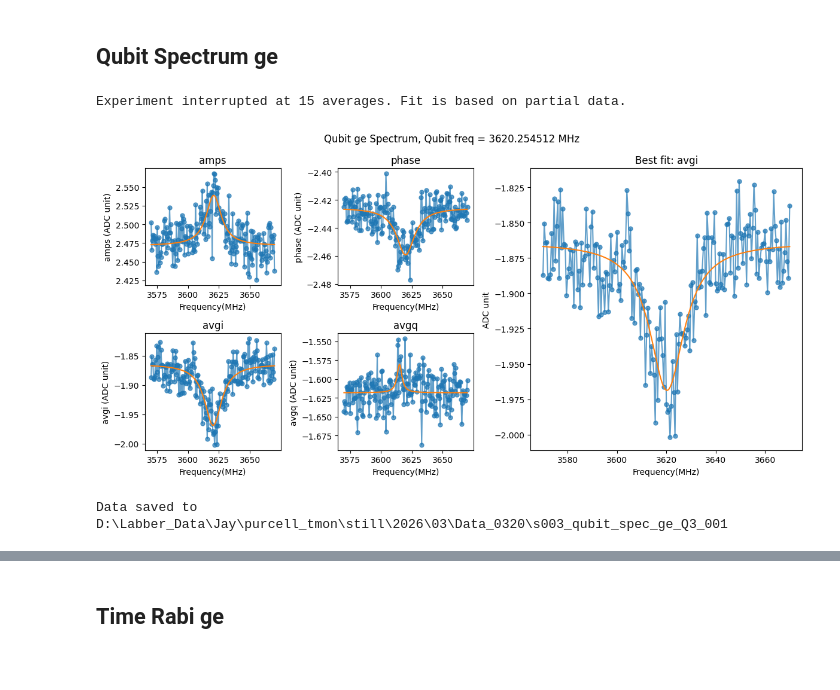
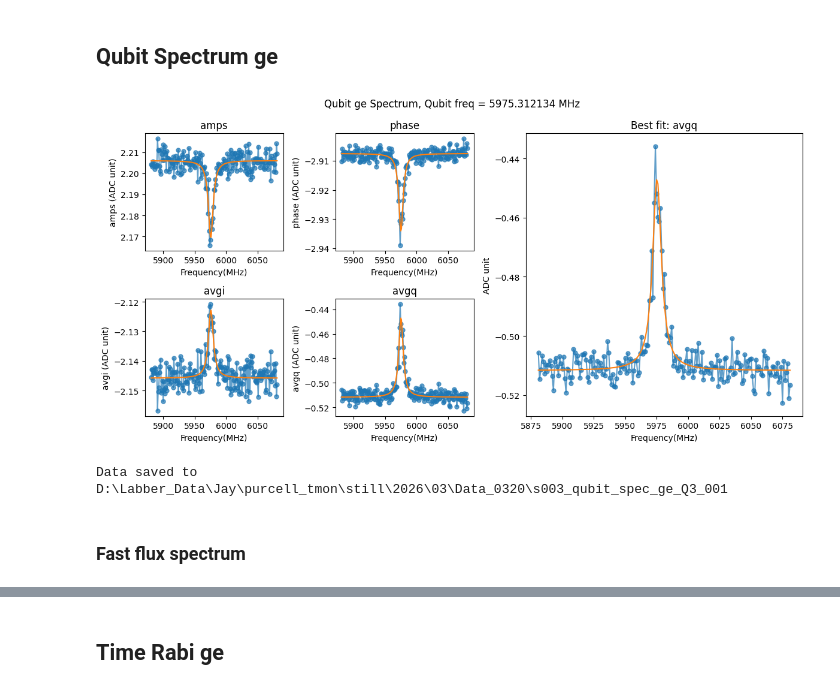
Before and after one commit to JayChien04717/SQC_soc, a Jupyter notebook: new_single_qb_cal.ipynb, the cells around one changed output, grey strips where cells are left out. Saved outputs shown, nothing was run; the diff lists cells and outputs as text; code cells hidden in the pictures.

Commit message:
Update cryoscope and experiment scripts

```diff
--- a/new_single_qb_cal.ipynb
+++ b/new_single_qb_cal.ipynb
@@ -17,8 +17,8 @@ import Pyro4
 Pyro4.config.SERIALIZER = "pickle"
 Pyro4.config.PICKLE_PROTOCOL_VERSION = 4
 
-ns_host = "192.168.10.82"
-ns_port = 8888
+ns_host = "192.168.10.179"
+ns_port = 8887
 proxy_name = "myqick"
 
 soc, soccfg = make_proxy(ns_host=ns_host, ns_port=ns_port, proxy_name=proxy_name)
@@ -108,13 +112,13 @@ config_all.update("trig_time", 0.49, q_index=qubit)
 # %%
 from qick_workspace.newscrip.s002_res_spec_ge import ResonatorSpec
 
-START_FREQ = config_all.get_qubit(qubit)["res_freq_ge"] - 10 # [MHz]
+START_FREQ = config_all.get_qubit(qubit)["res_freq_ge"] - 10  # [MHz]
 STOP_FREQ = config_all.get_qubit(qubit)["res_freq_ge"] + 10  # [MHz]
 
 
 STEPS = 101
 
-config_all.update("res.res_gain_ge", 0.4, q_index=qubit)
+config_all.update("res.res_gain_ge", 0.95, q_index=qubit)
 run_cfg = config_all.get_qubit(qubit)
 
 run_cfg.update(
@@ -175,36 +180,35 @@ Data saved to D:\Labber_Data\Jay\purcell_tmon\2026\03\Data_0311\s002b_res_ge_pun
 # %%
 from qick_workspace.newscrip.s003_qubit_spec_ge import QubitSpec
 
-center = 3620
-SPAN = 50
+center = 5981
+SPAN = 100
 START_FREQ = center - SPAN  # [MHz]
 STOP_FREQ = center + SPAN  # [MHz]
 STEPS = 201
 
-
+config_all.update("ch.qb_ch", 2, q_index=qubit)
 run_cfg = config_all.get_qubit(qubit)
 run_cfg.update(
     [
         ("steps", STEPS),
         ("qb_freq_ge", QickSweep1D("freqloop", START_FREQ, STOP_FREQ)),
         ("qb_mixer", center),
-        ("qb_gain_ge", 0.5),
-        ("qb_flat_top_length_ge", 5),
+        ("qb_gain_ge", 0.7),
+        ("qb_flat_top_length_ge", 0.55),
         ("relax_delay", 1),
-        ("nqz_qb", 1),
-
-
+        ("nqz_qb", 2),
     ]
 )
 
 spectrum_ge = QubitSpec(soc, soccfg, run_cfg)
-f_ge = spectrum_ge.run(500)
+f_ge = spectrum_ge.run(20)
 config_all.update("qb.qb_freq_ge", f_ge, q_index=qubit)
 config_all.update("qb.qb_mixer", f_ge, q_index=qubit)
 # %% [output]
-Experiment interrupted at 15 averages. Fit is based on partial data.
-[figure, old version]
+[figure, new version]
 # %%
 spectrum_ge.saveLabber(qubit, config_all=config_all)
 # %% [output]
 Data saved to D:\Labber_Data\Jay\purcell_tmon\still\2026\03\Data_0320\s003_qubit_spec_ge_Q3_001
+# %% [markdown]
+### Fast flux spectrum
```
Also changed, not shown: parts of 23 cells of this notebook, 37 other files.
